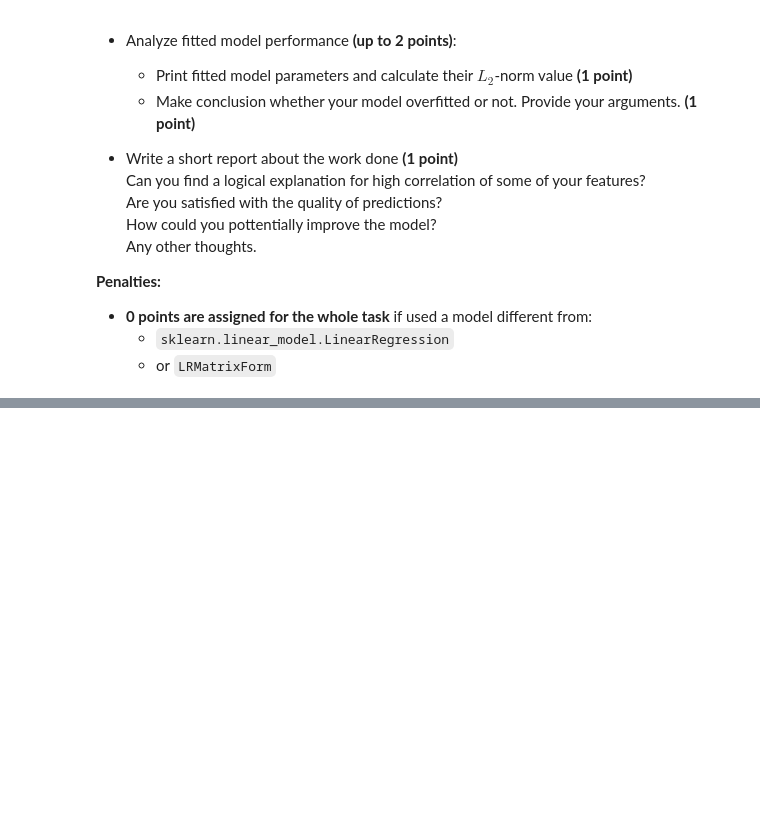
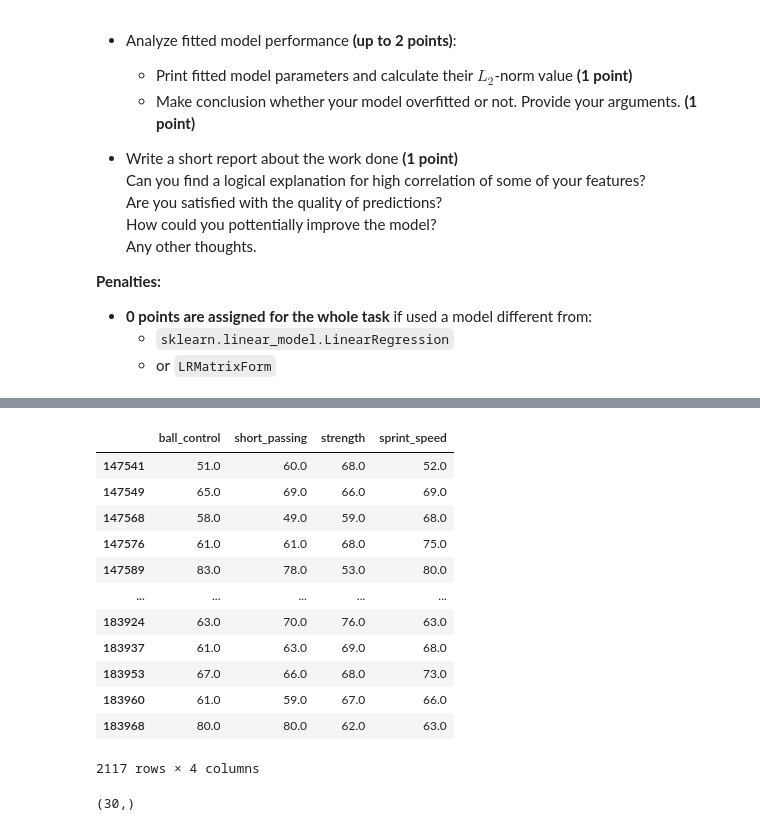
Before and after one commit to TatyanaMardvilko/3-linear-regression, a Jupyter notebook: linear_regression.ipynb, the cells around one changed output, grey strips where cells are left out. Drawn from its saved outputs; the diff is of its cells as text; code cells hidden in the pictures; blank space fills up the shorter version.

```diff
--- a/linear_regression.ipynb
+++ b/linear_regression.ipynb
@@ -1480,0 +1719,18 @@ Steps you need to follow:
+# %%
+x_test
+#get_metrics(y_true=y_train, y_pred=my_predict_models(model, x_train))
+#mse(y_true=y_train, y_pred=my_predict_models(model, x_train))
+# %% [output]
+|  | ball_control | short_passing | strength | sprint_speed |
+| 147541 | 51.0 | 60.0 | 68.0 | 52.0 |
+| 147549 | 65.0 | 69.0 | 66.0 | 69.0 |
+| 147568 | 58.0 | 49.0 | 59.0 | 68.0 |
+| 147576 | 61.0 | 61.0 | 68.0 | 75.0 |
+| 147589 | 83.0 | 78.0 | 53.0 | 80.0 |
+| ... | ... | ... | ... | ... |
+| 183924 | 63.0 | 70.0 | 76.0 | 63.0 |
+| 183937 | 61.0 | 63.0 | 69.0 | 68.0 |
+| 183953 | 67.0 | 66.0 | 68.0 | 73.0 |
+| 183960 | 61.0 | 59.0 | 67.0 | 66.0 |
+| 183968 | 80.0 | 80.0 | 62.0 | 63.0 |
+2117 rows × 4 columns
@@ -1480,0 +1740,4 @@ Steps you need to follow:
+# %%
+my_predict_models(model, x_train).shape
+# %% [output]
+(30,)
```
Also changed, not shown: parts of 44 cells of this notebook.
